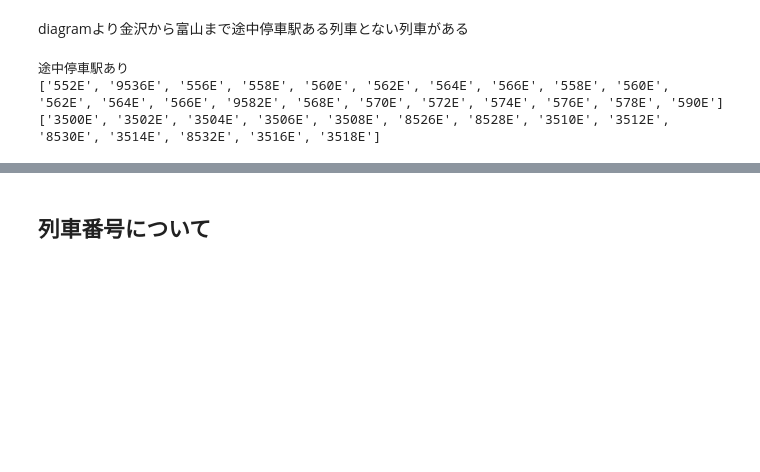
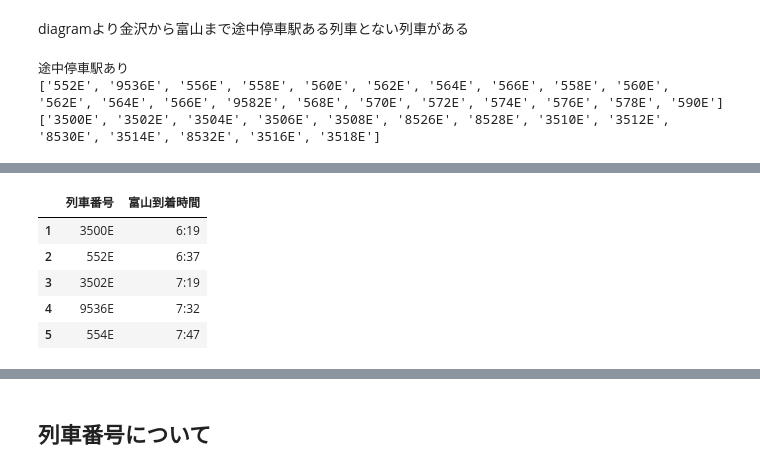
Before and after one commit to OhkaMLsemi/snow, a Jupyter notebook: snow.ipynb, the cells around one changed output, grey strips where cells are left out. Cells and saved outputs as stored; diff of their text form; code cells hidden in the pictures; blank space fills up the shorter version.

```diff
--- a/snow.ipynb
+++ b/snow.ipynb
@@ -125,0 +150,12 @@ train.head()
+# %%
+toyama_arrivaltime = pd.DataFrame()
+toyama_arrivaltime.loc[:,"列車番号"] = arrival_time.loc[0,1:]
+toyama_arrivaltime.loc[:,"富山到着時間"] = arrival_time.loc[3,1:]
+toyama_arrivaltime.head()
+# %% [output]
+|  | 列車番号 | 富山到着時間 |
+| 1 | 3500E | 6:19 |
+| 2 | 552E | 6:37 |
+| 3 | 3502E | 7:19 |
+| 4 | 9536E | 7:32 |
+| 5 | 554E | 7:47 |
```
Also changed, not shown: parts of 7 cells of this notebook, 1 other file.
